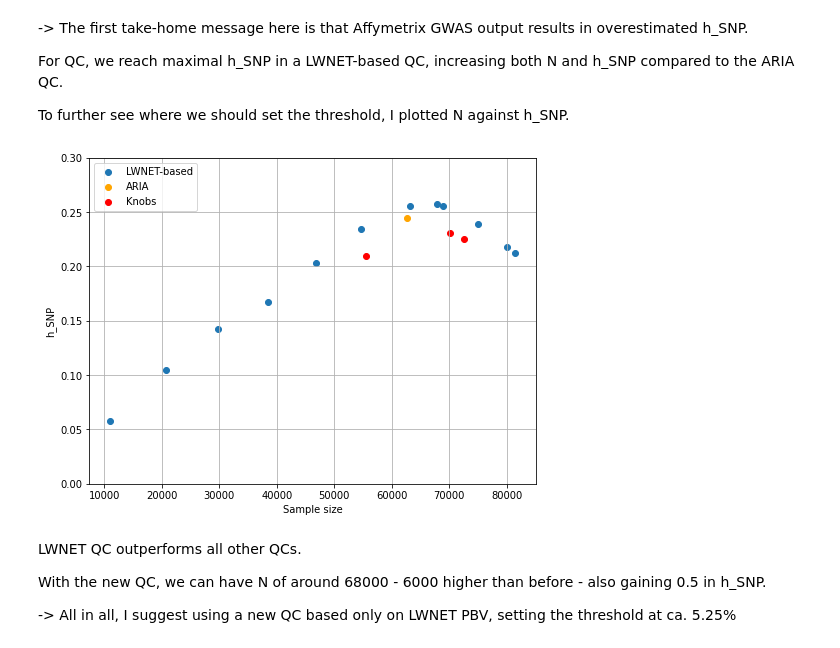
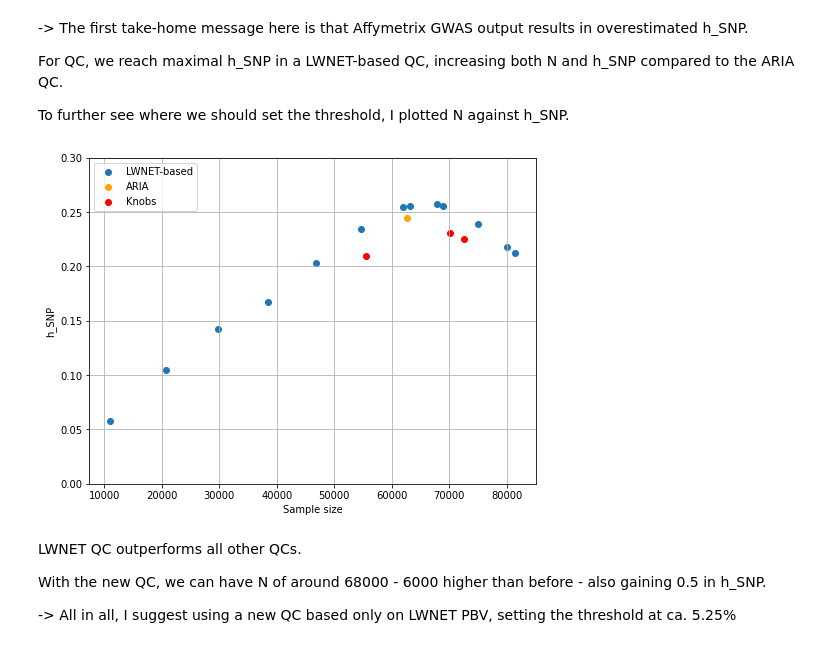
Before and after one commit to BergmannLab/Retina-tortuosity, a Jupyter notebook: preprocessing/newQC.ipynb, the cells around one changed output. Saved outputs shown, nothing was run; the diff lists cells and outputs as text; code cells hidden in the pictures.

```diff
--- a/preprocessing/newQC.ipynb
+++ b/preprocessing/newQC.ipynb
@@ -377,20 +402,20 @@ For QC, we reach maximal h_SNP in a LWNET-based QC, increasing both N and h_SNP
 To further see where we should set the threshold, I plotted N against h_SNP.
 # %%
 qc_results=qc_results.sort_values("N", ascending=False)
-idx_lwnet = [0,1,2,5,6,7,11,12,13,14,15,16]
+idx_lwnet = [0,1,2,5,6,7,9,11,12,13,14,15,16]
 mattia = 8
 knobs = [3,4,10]
 plt.figure(figsize=(8,6))
 plt.scatter(qc_results['N'].iloc[idx_lwnet],qc_results['h_SNP Full'].iloc[idx_lwnet])
 plt.scatter(qc_results['N'].iloc[mattia],qc_results['h_SNP Full'].iloc[mattia], c='orange')
 plt.scatter(qc_results['N'].iloc[knobs],qc_results['h_SNP Full'].iloc[knobs], c='red')
 plt.ylim([0,0.3])
 plt.legend(['LWNET-based', "ARIA", "Knobs"])
 plt.xlabel("Sample size")
 plt.ylabel("h_SNP")
 plt.grid()
 # %% [output]
-[figure, old version]
+[figure, new version]
 # %% [markdown]
 LWNET QC outperforms all other QCs.
 
```
Also changed, not shown: parts of 31 cells of this notebook.
